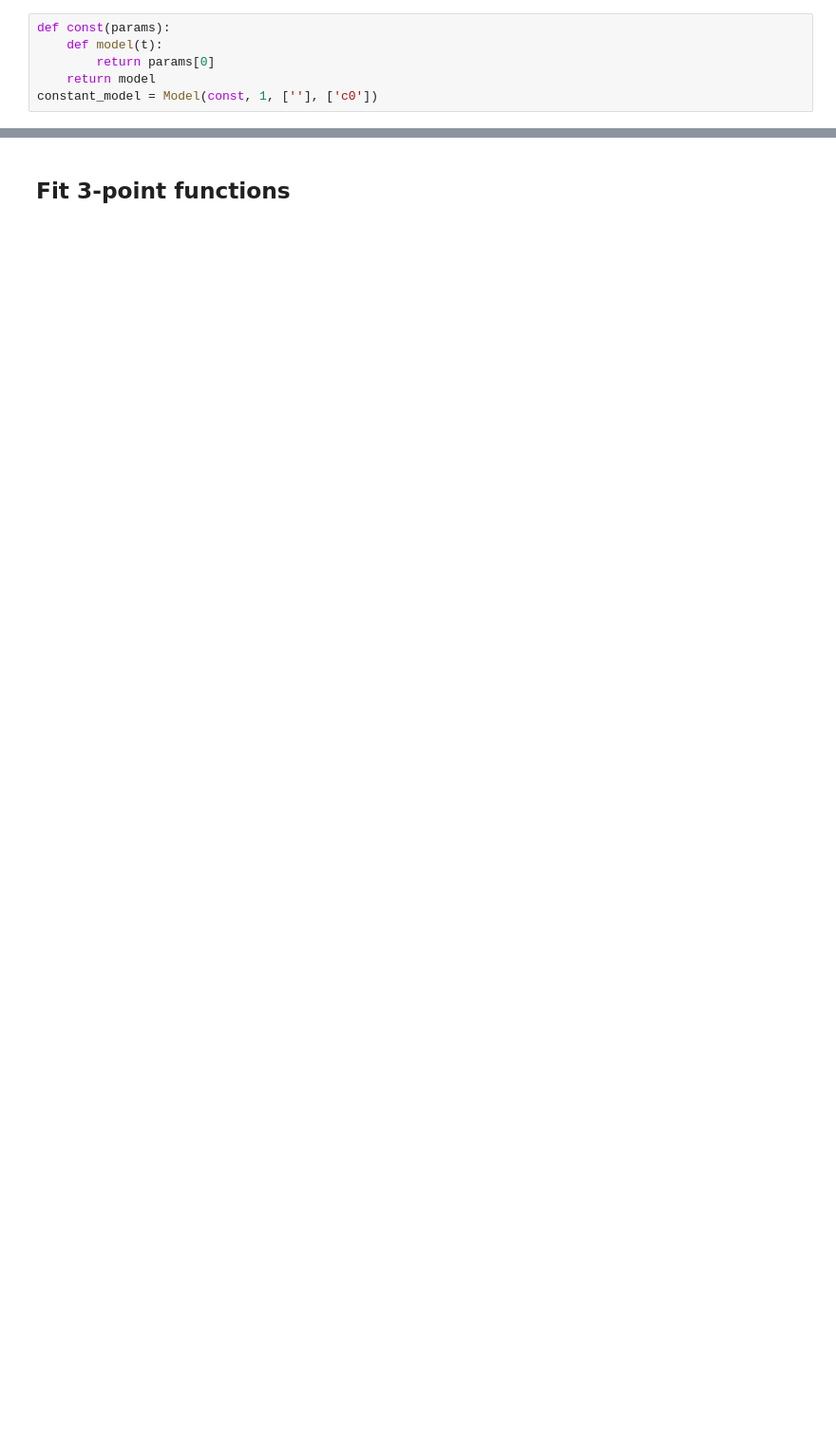
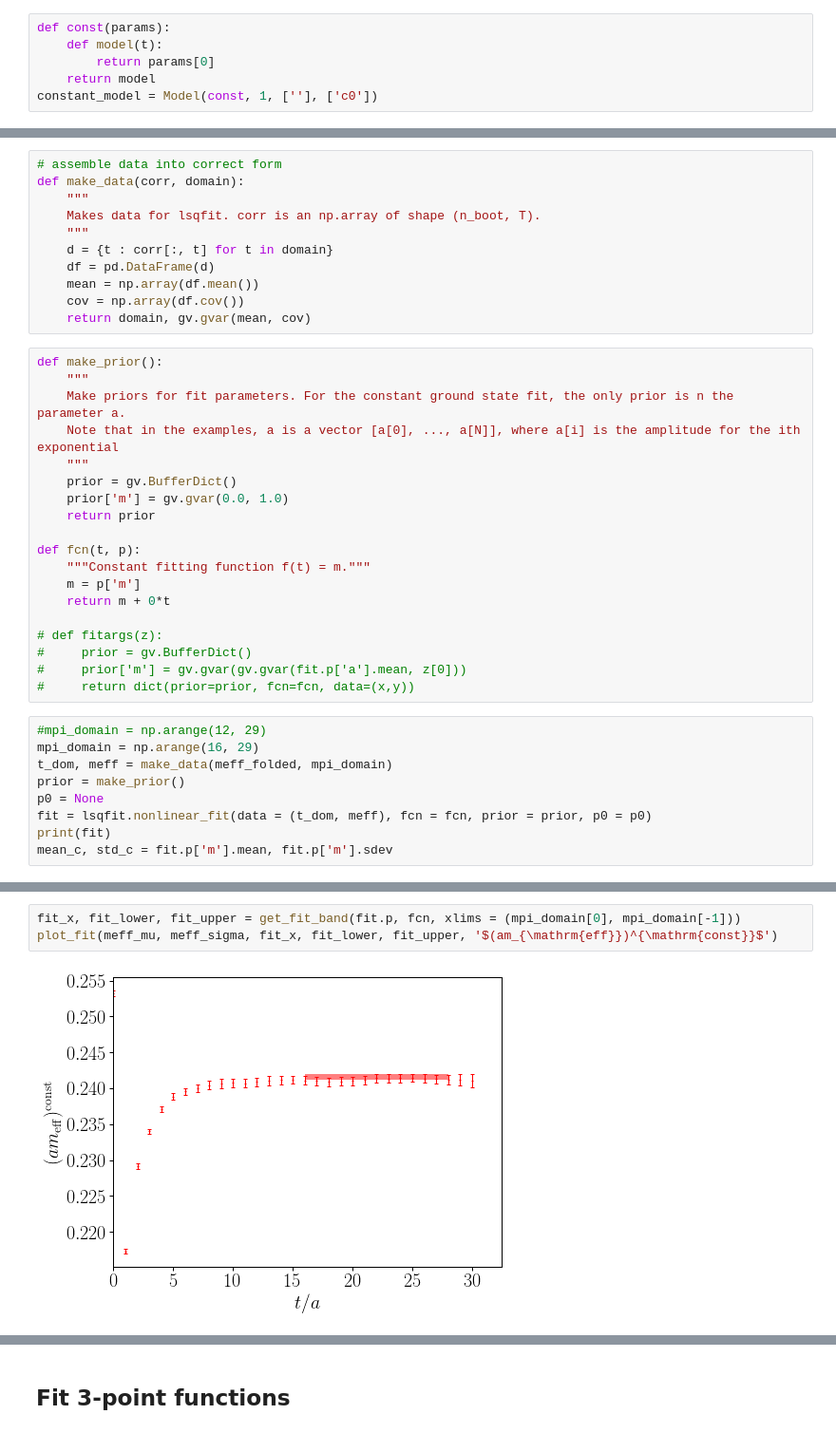
Before and after one commit to poare/lqcd, a Jupyter notebook: 0nubb/python_scripts/Excited_State_Fits.ipynb, the cells around one changed output, grey strips where cells are left out. Shown at 95% size. Drawn from its saved outputs; the diff is of its cells as text; blank space fills up the shorter version.

```diff
--- a/0nubb/python_scripts/Excited_State_Fits.ipynb
+++ b/0nubb/python_scripts/Excited_State_Fits.ipynb
@@ -224,0 +270,39 @@ plot_fit(meff_mu, meff_sigma, mpi_mu_c, mpi_std_c, '$(am_{\mathrm{eff}})^{\mathr
+# %%
+# assemble data into correct form
+def make_data(corr, domain):
+    """
+    Makes data for lsqfit. corr is an np.array of shape (n_boot, T).
+    """
+    d = {t : corr[:, t] for t in domain}
+    df = pd.DataFrame(d)
+    mean = np.array(df.mean())
+    cov = np.array(df.cov())
+    return domain, gv.gvar(mean, cov)
+# %%
+def make_prior():
+    """
+    Make priors for fit parameters. For the constant ground state fit, the only prior is n the parameter a.
+    Note that in the examples, a is a vector [a[0], ..., a[N]], where a[i] is the amplitude for the ith exponential
+    """
+    prior = gv.BufferDict()
+    prior['m'] = gv.gvar(0.0, 1.0)
+    return prior
+
+def fcn(t, p):
+    """Constant fitting function f(t) = m."""
+    m = p['m']
+    return m + 0*t
+
+# def fitargs(z):
+#     prior = gv.BufferDict()
+#     prior['m'] = gv.gvar(gv.gvar(fit.p['a'].mean, z[0]))
+#     return dict(prior=prior, fcn=fcn, data=(x,y))
+# %%
+#mpi_domain = np.arange(12, 29)
+mpi_domain = np.arange(16, 29)
+t_dom, meff = make_data(meff_folded, mpi_domain)
+prior = make_prior()
+p0 = None
+fit = lsqfit.nonlinear_fit(data = (t_dom, meff), fcn = fcn, prior = prior, p0 = p0)
+print(fit)
+mean_c, std_c = fit.p['m'].mean, fit.p['m'].sdev
@@ -224,0 +319,5 @@ plot_fit(meff_mu, meff_sigma, mpi_mu_c, mpi_std_c, '$(am_{\mathrm{eff}})^{\mathr
+# %%
+fit_x, fit_lower, fit_upper = get_fit_band(fit.p, fcn, xlims = (mpi_domain[0], mpi_domain[-1]))
+plot_fit(meff_mu, meff_sigma, fit_x, fit_lower, fit_upper, '$(am_{\mathrm{eff}})^{\mathrm{const}}$')
+# %% [output]
+[figure, added]
```
Also changed, not shown: parts of 45 cells of this notebook, 2 other files.
